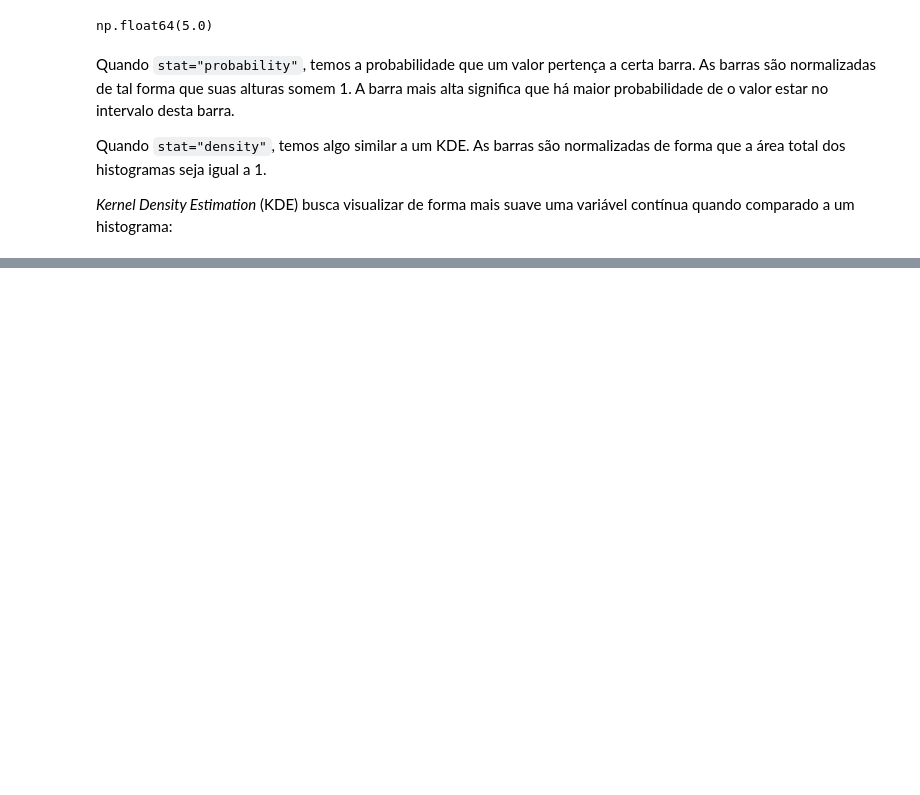
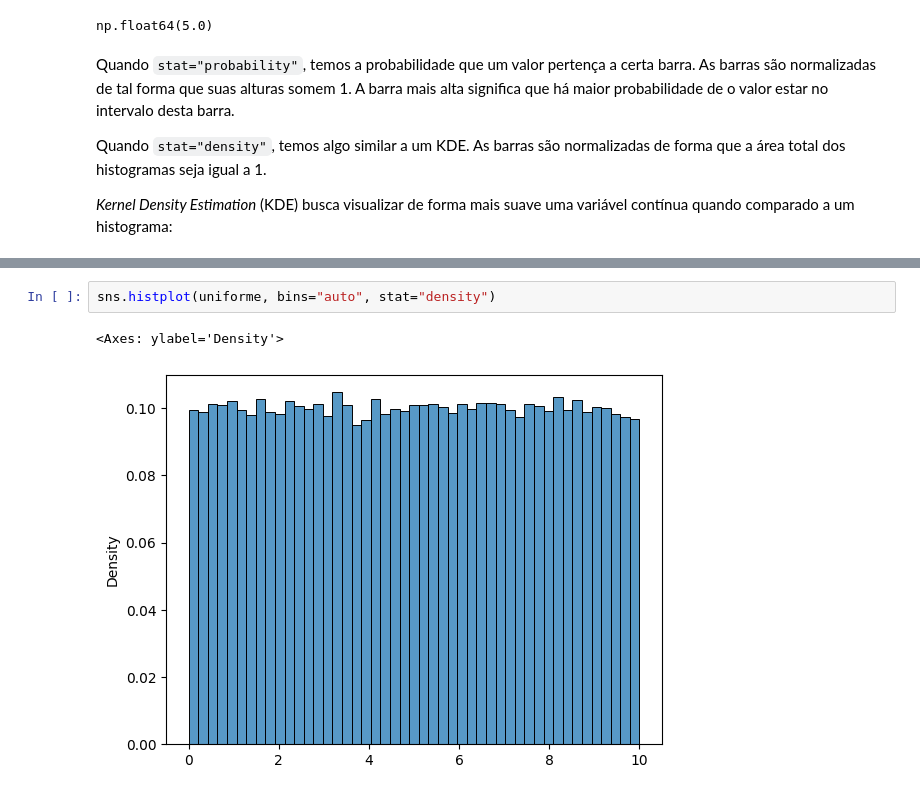
Before and after one commit to PauloViniciusR/Estatistica_dados, a Jupyter notebook: Estatistica_Probabilistica/06_continuas_uniforme.ipynb, the cells around one changed output, grey strips where cells are left out. Cells and saved outputs as stored; diff of their text form; blank space fills up the shorter version.

```diff
--- a/Estatistica_Probabilistica/06_continuas_uniforme.ipynb
+++ b/Estatistica_Probabilistica/06_continuas_uniforme.ipynb
@@ -110,0 +121,5 @@ Quando `stat="density"`, temos algo similar a um KDE. As barras são normalizada
+# %%
+sns.histplot(uniforme, bins="auto", stat="density")
+# %% [output]
+<Axes: ylabel='Density'>
+[figure, added]
```
Also changed, not shown: parts of 5 cells of this notebook.
